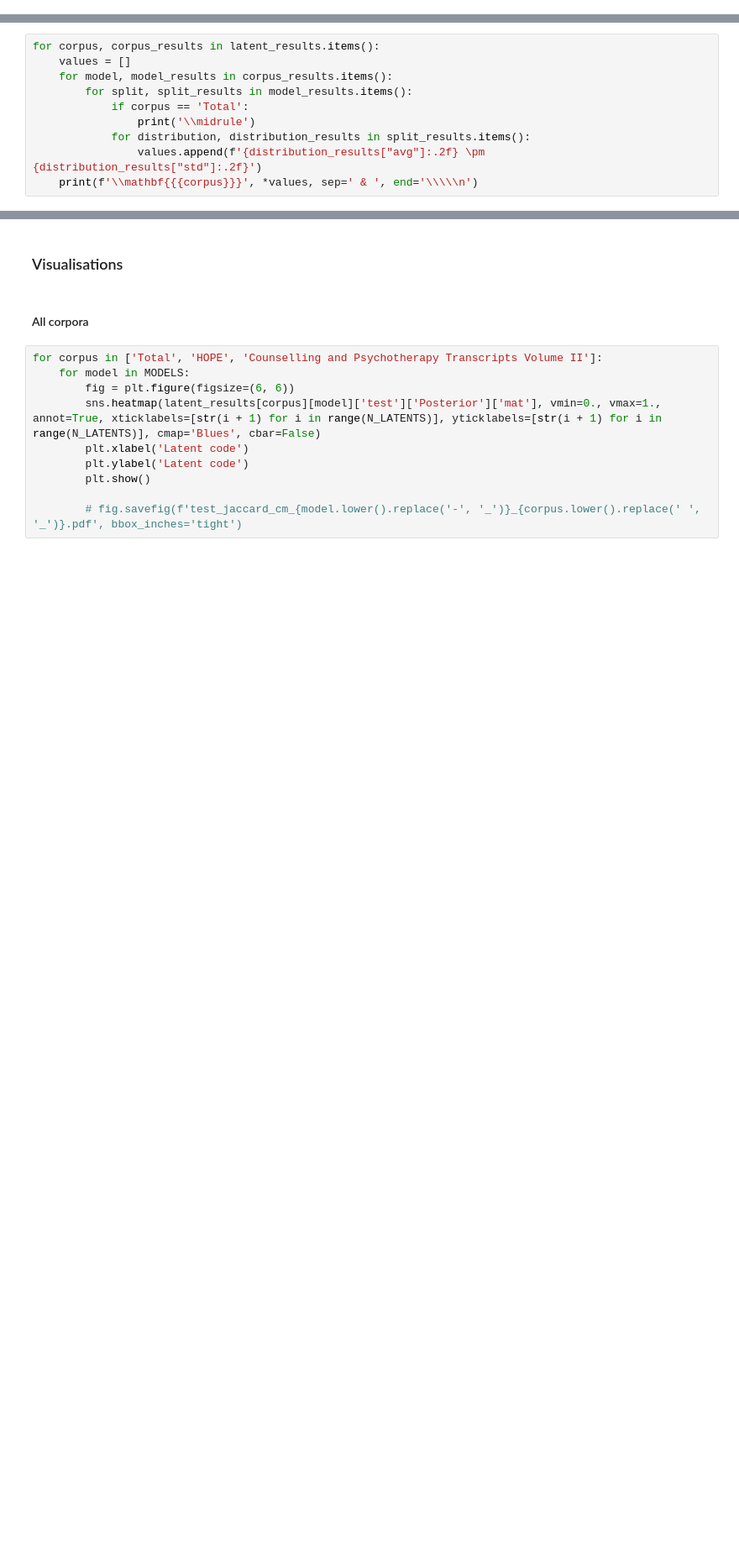
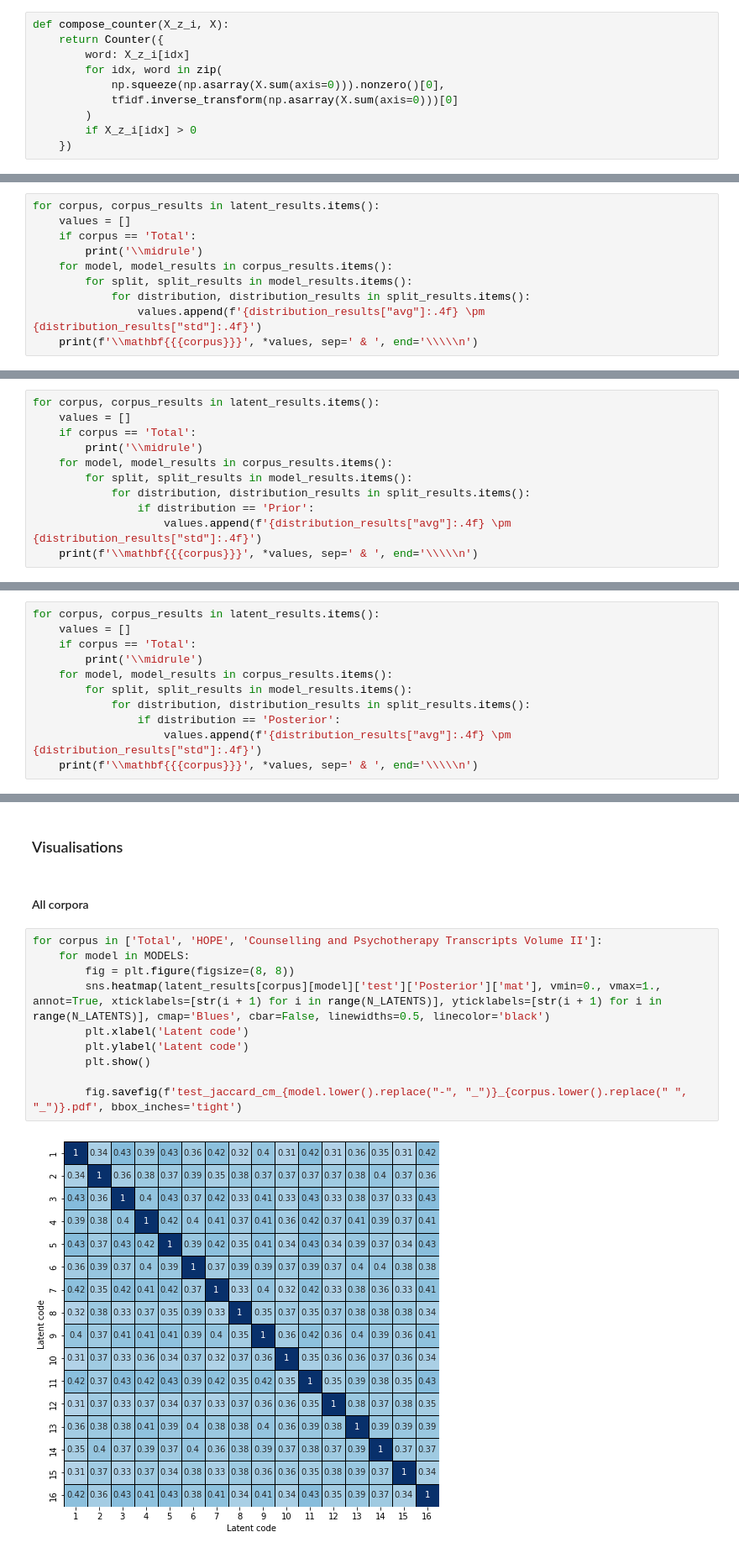
Before and after one commit to vincenzo-scotti/dldlm, a Jupyter notebook: notebooks/dldlm_assessment.ipynb, the cells around one changed output, grey strips where cells are left out. Shown at 84% size. Cells and saved outputs as stored; diff of their text form; blank space fills up the shorter version.

```diff
--- a/notebooks/dldlm_assessment.ipynb
+++ b/notebooks/dldlm_assessment.ipynb
@@ -159,3 +205,13 @@ print(f'\\mathbf{{Total}}', *values, sep=' & ', end='\\\\\n')
+# %%
+def compose_counter(X_z_i, X):
+    return Counter({
+        word: X_z_i[idx]
+        for idx, word in zip(
+            np.squeeze(np.asarray(X.sum(axis=0))).nonzero()[0],
+            tfidf.inverse_transform(np.asarray(X.sum(axis=0)))[0]
+        )
+        if X_z_i[idx] > 0
+    })
 # %%
 latent_results = dict()
 
@@ -244,10 +309,10 @@ for model, model_results in latent_results[corpus].items():
 # %%
 for corpus, corpus_results in latent_results.items():
     values = []
+    if corpus == 'Total':
+        print('\\midrule')
     for model, model_results in corpus_results.items():
         for split, split_results in model_results.items():
-            if corpus == 'Total':
-                print('\\midrule')
             for distribution, distribution_results in split_results.items():
-                values.append(f'{distribution_results["avg"]:.2f} \pm {distribution_results["std"]:.2f}')
+                values.append(f'{distribution_results["avg"]:.4f} \pm {distribution_results["std"]:.4f}')
     print(f'\\mathbf{{{corpus}}}', *values, sep=' & ', end='\\\\\n')
@@ -253,0 +328,11 @@ for corpus, corpus_results in latent_results.items():
+# %%
+for corpus, corpus_results in latent_results.items():
+    values = []
+    if corpus == 'Total':
+        print('\\midrule')
+    for model, model_results in corpus_results.items():
+        for split, split_results in model_results.items():
+            for distribution, distribution_results in split_results.items():
+                if distribution == 'Prior':
+                    values.append(f'{distribution_results["avg"]:.4f} \pm {distribution_results["std"]:.4f}')
+    print(f'\\mathbf{{{corpus}}}', *values, sep=' & ', end='\\\\\n')
@@ -253,0 +348,11 @@ for corpus, corpus_results in latent_results.items():
+# %%
+for corpus, corpus_results in latent_results.items():
+    values = []
+    if corpus == 'Total':
+        print('\\midrule')
+    for model, model_results in corpus_results.items():
+        for split, split_results in model_results.items():
+            for distribution, distribution_results in split_results.items():
+                if distribution == 'Posterior':
+                    values.append(f'{distribution_results["avg"]:.4f} \pm {distribution_results["std"]:.4f}')
+    print(f'\\mathbf{{{corpus}}}', *values, sep=' & ', end='\\\\\n')
@@ -258,10 +372,12 @@ for corpus, corpus_results in latent_results.items():
 # %%
 for corpus in ['Total', 'HOPE', 'Counselling and Psychotherapy Transcripts Volume II']:
     for model in MODELS:
-        fig = plt.figure(figsize=(6, 6))
-        sns.heatmap(latent_results[corpus][model]['test']['Posterior']['mat'], vmin=0., vmax=1., annot=True, xticklabels=[str(i + 1) for i in range(N_LATENTS)], yticklabels=[str(i + 1) for i in range(N_LATENTS)], cmap='Blues', cbar=False)
+        fig = plt.figure(figsize=(8, 8))
+        sns.heatmap(latent_results[corpus][model]['test']['Posterior']['mat'], vmin=0., vmax=1., annot=True, xticklabels=[str(i + 1) for i in range(N_LATENTS)], yticklabels=[str(i + 1) for i in range(N_LATENTS)], cmap='Blues', cbar=False, linewidths=0.5, linecolor='black')
         plt.xlabel('Latent code')
         plt.ylabel('Latent code')
         plt.show()
 
-        # fig.savefig(f'test_jaccard_cm_{model.lower().replace('-', '_')}_{corpus.lower().replace(' ', '_')}.pdf', bbox_inches='tight')
+        fig.savefig(f'test_jaccard_cm_{model.lower().replace("-", "_")}_{corpus.lower().replace(" ", "_")}.pdf', bbox_inches='tight')
+# %% [output]
+[figure, added]
```
Also changed, not shown: parts of 13 cells of this notebook.
